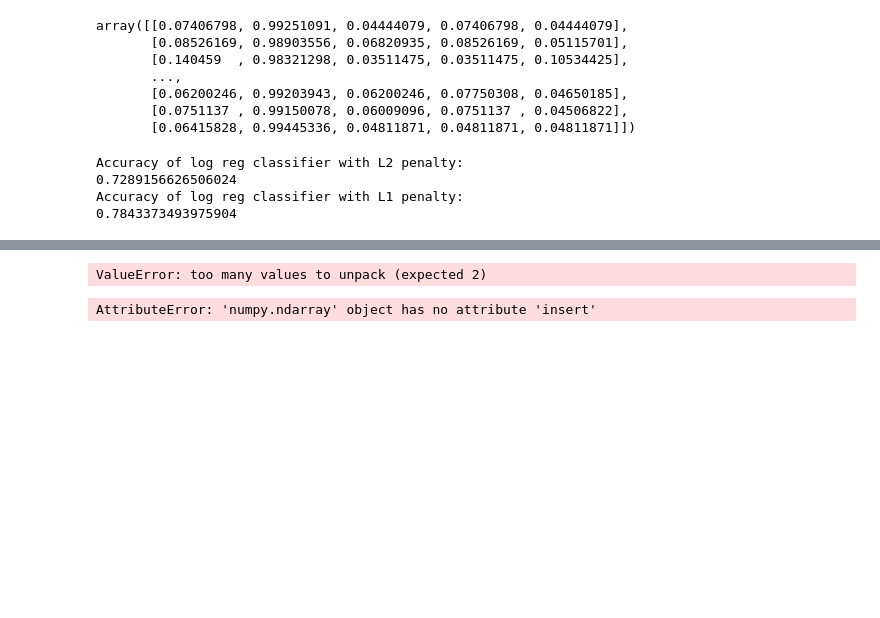
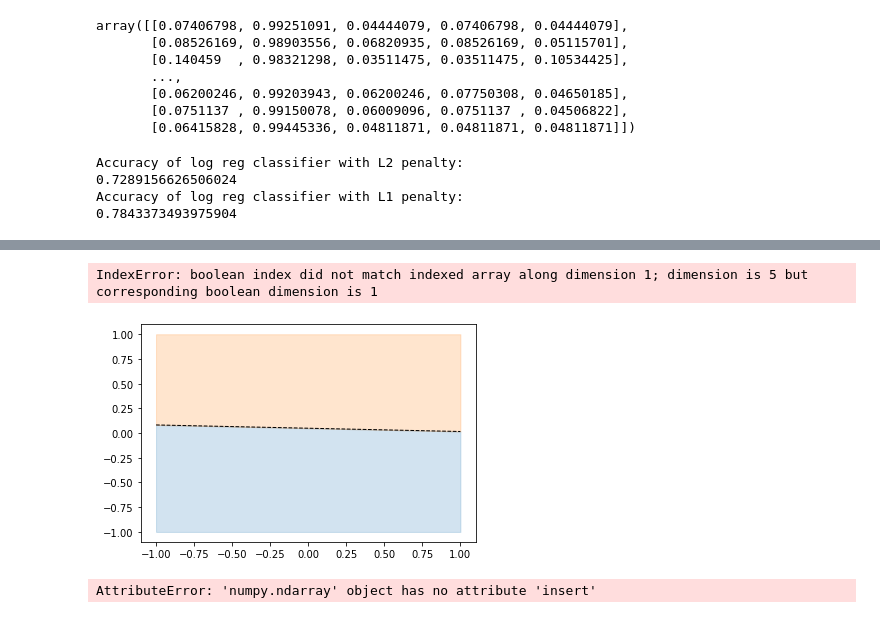
Before and after one commit to alexandradecarvalho/logistic-regression, a Jupyter notebook: log_reg_sk.ipynb, the cells around one changed output, grey strips where cells are left out. Cells and saved outputs as stored; diff of their text form; code cells hidden in the pictures; blank space fills up the shorter version.

```diff
--- a/log_reg_sk.ipynb
+++ b/log_reg_sk.ipynb
@@ -101,34 +131,36 @@ plt.show()
 # %%
-
+pos=(y==1)
+neg=(y==0)
 
 # Fit the data to a logistic regression model.
 clf = sklearn.linear_model.LogisticRegression()
 clf.fit(X, y)
 
 # Retrieve the model parameters.
 b = clf.intercept_[0]
-w1, w2 = clf.coef_.T
+w1, w2, w3, w4, w5 = clf.coef_.T
 # Calculate the intercept and gradient of the decision boundary.
-c = -b / w2
-m = -w1 / w2
+c = -b / w4
+m = -w2 / w4  # este é o gradiente apenas para a coluna 0 e 1
 
 # Plot the data and the classification with the decision boundary.
-xmin, xmax = -1, 2
-ymin, ymax = -1, 2.5
+xmin, xmax = -1, 1
+ymin, ymax = -1, 1
 xd = np.array([xmin, xmax])
 yd = m * xd + c
 plt.plot(xd, yd, 'k', lw = 1, ls = '--')
 plt.fill_between(xd, yd, ymin, color = 'tab:blue', alpha = 0.2)
 plt.fill_between(xd, yd, ymax, color = 'tab:orange', alpha = 0.2)
 
-plt.scatter( * X[y == 0].T, s = 8, alpha = 0.5)
-plt.scatter( * X[y == 1].T, s = 8, alpha = 0.5)
+plt.scatter(X[pos][:,0],X[pos][:,1], s = 8, alpha = 0.5)
+plt.scatter(X[neg][:,0],X[neg][:,1], s = 8, alpha = 0.5)
 plt.xlim(xmin, xmax)
 plt.ylim(ymin, ymax)
 
 plt.show()
 # %% [output]
-ValueError: too many values to unpack (expected 2)
+IndexError: boolean index did not match indexed array along dimension 1; dimension is 5 but corresponding boolean dimension is 1
+[figure, added]
 # %%
 xx, yy = np.mgrid[-5:5:.01, -5:5:.01]
 grid = np.c_[xx.ravel(), yy.ravel()]
```
Also changed, not shown: parts of 4 cells of this notebook.
